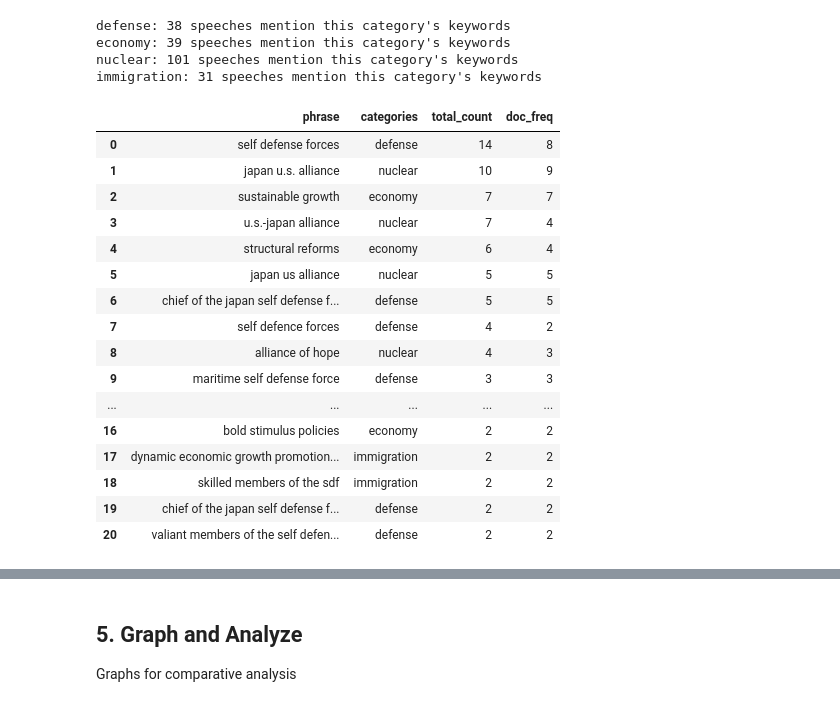
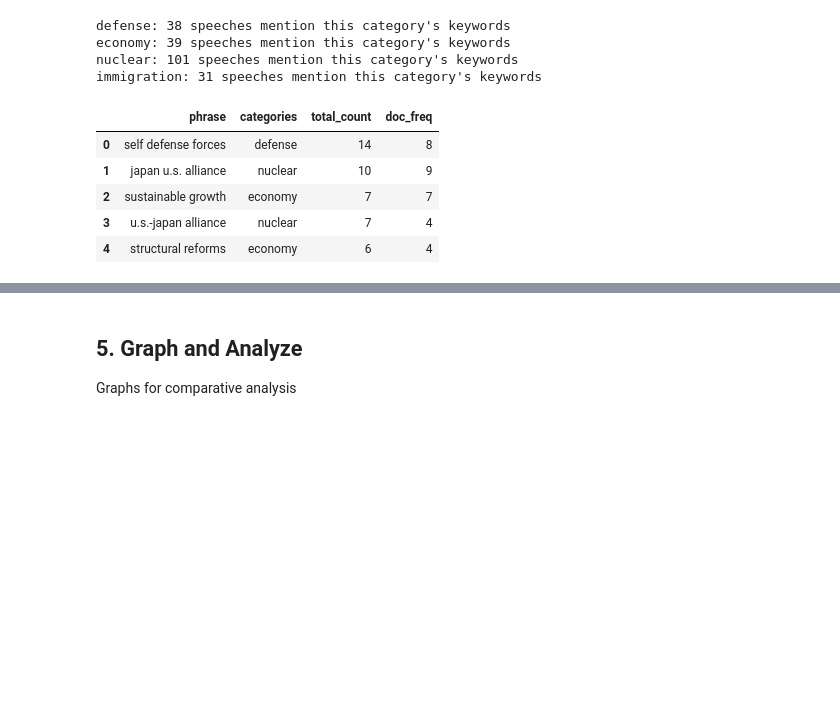
Before and after one commit to ninaudagawa/Media-Politics, a Jupyter notebook: project/notebooks/media_politics_guide.ipynb, the cells around one changed output, grey strips where cells are left out. Saved outputs shown, nothing was run; the diff lists cells and outputs as text; code cells hidden in the pictures; blank space fills up the shorter version.

```diff
--- a/project/notebooks/media_politics_guide.ipynb
+++ b/project/notebooks/media_politics_guide.ipynb
@@ -254,22 +290,11 @@ immigration: 31 speeches mention this category's keywords
 # %%
 from src.speech_analysis_rework import build_top_political_phrases_df
 top_political_phrases_df = build_top_political_phrases_df(speeches_df)
-top_political_phrases_df
+top_political_phrases_df.head(5)
 # %% [output]
 |  | phrase | categories | total_count | doc_freq |
 | 0 | self defense forces | defense | 14 | 8 |
 | 1 | japan u.s. alliance | nuclear | 10 | 9 |
 | 2 | sustainable growth | economy | 7 | 7 |
 | 3 | u.s.-japan alliance | nuclear | 7 | 4 |
 | 4 | structural reforms | economy | 6 | 4 |
-| 5 | japan us alliance | nuclear | 5 | 5 |
-| 6 | chief of the japan self defense f... | defense | 5 | 5 |
-| 7 | self defence forces | defense | 4 | 2 |
-| 8 | alliance of hope | nuclear | 4 | 3 |
-| 9 | maritime self defense force | defense | 3 | 3 |
-| ... | ... | ... | ... | ... |
-| 16 | bold stimulus policies | economy | 2 | 2 |
-| 17 | dynamic economic growth promotion... | immigration | 2 | 2 |
-| 18 | skilled members of the sdf | immigration | 2 | 2 |
-| 19 | chief of the japan self defense f... | defense | 2 | 2 |
-| 20 | valiant members of the self defen... | defense | 2 | 2 |
```
Also changed, not shown: parts of 7 cells of this notebook, 1 other file.
